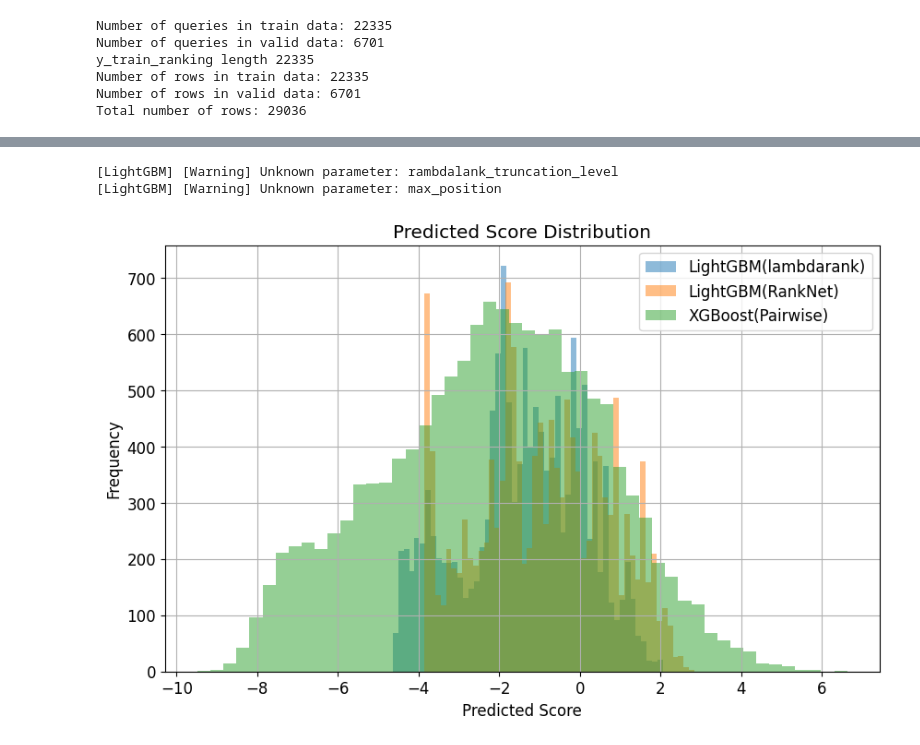
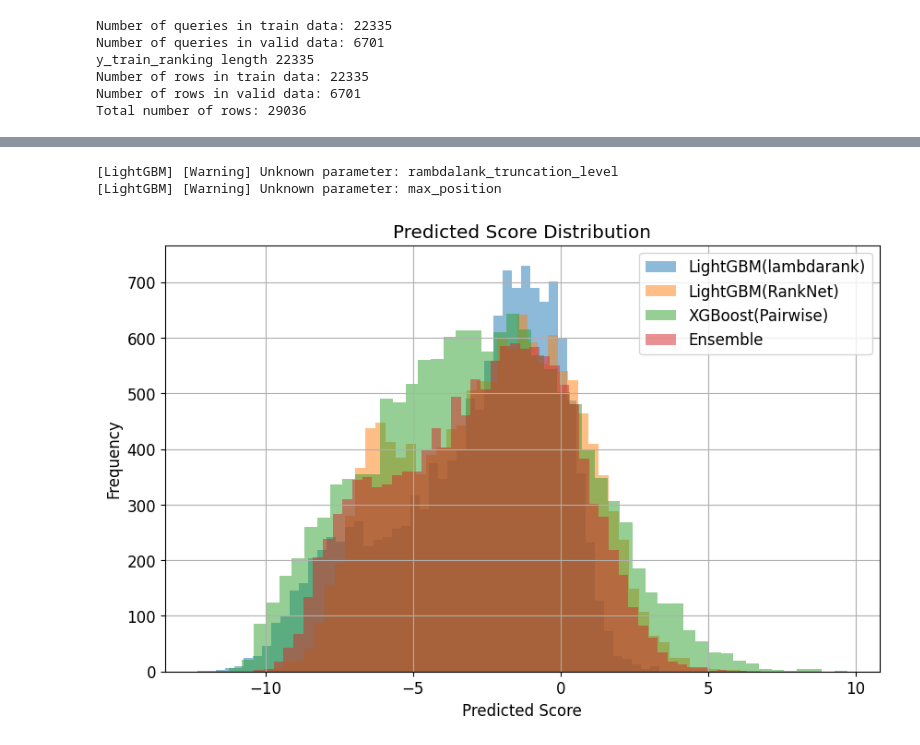
Before and after one commit to ihpolyphe/horse_inference, a Jupyter notebook: scripts/train_as_horse_with_update_info.ipynb, the cells around one changed output, grey strips where cells are left out. Saved outputs shown, nothing was run; the diff lists cells and outputs as text; code cells hidden in the pictures.

```diff
--- a/scripts/train_as_horse_with_update_info.ipynb
+++ b/scripts/train_as_horse_with_update_info.ipynb
@@ -1325,9 +1329,9 @@ model = lgb.LGBMRanker(
     metric='ndcg',
     n_estimators=500,              # 決定木の個数(default:100) 5000のほうが10000より高い
     learning_rate=0.1,            # 学習率(default:0.1)
-    num_leaves=5,                 # 決定木にある分岐の個数(default:31)
-    max_depth=3,                  # 決定木の深さの最大値(default:-1)
-    min_child_samples=5,         # 決定木のノードに含まれる最小サンプル数(default:20)
+    num_leaves=10,                 # 決定木にある分岐の個数(default:31)
+    max_depth=10,                  # 決定木の深さの最大値(default:-1)
+    min_child_samples=50,         # 決定木のノードに含まれる最小サンプル数(default:20)
     # feature_fraction=0.8,
     # bagging_fraction=0.8,
     # bagging_freq=10,
@@ -1466,15 +1470,15 @@ pairwise_model = XGBRanker(
     n_estimators=1000,              # 決定木の個数(default:100) 5000のほうが10000より高い
     learning_rate=0.1,            # 学習率(default:0.1)
     max_depth=10,                    # 決定木の深さの最大値(default:6)
-    subsample=0.8,                  # データのサンプリング比率(default:1)
-    colsample_bytree=0.8,           # 列のサンプリング比率(default:1)
-    min_child_weight=0.5,           # 葉の重みの最小値(default:1)
-    reg_lambda=1.0,                 # L2正則化の強さ(default:1)
-    gamma=0.1,                      # 葉の追加分岐を行うかの閾値(default:0)
-    n_jobs=-1,                      # 並列処理の数(default:1)
+    # subsample=0.8,                  # データのサンプリング比率(default:1)
+    # colsample_bytree=0.8,           # 列のサンプリング比率(default:1)
+    # min_child_weight=0.5,           # 葉の重みの最小値(default:1)
+    # reg_lambda=1.0,                 # L2正則化の強さ(default:1)
+    # gamma=0.1,                      # 葉の追加分岐を行うかの閾値(default:0)
+    # n_jobs=-1,                      # 並列処理の数(default:1)
     random_state=42,                # 乱数のシード値(default:0)
     max_position=3, # 3位までの順位を予測する
-    min_child_samples=5,         # 決定木のノードに含まれる最小サンプル数(default:20)
+    min_child_samples=30,         # 決定木のノードに含まれる最小サンプル数(default:20)
 )
 # モデルの学習
 pairwise_model.fit(
@@ -1484,7 +1488,7 @@ pairwise_model.fit(
     eval_set=[(X_sorted_valid_data, y_valid_ranking)],
     eval_group=[valid_query],
     verbose=100,
-    early_stopping_rounds=200,
+    early_stopping_rounds=100,
 )
 
 # 学習結果の可視化をndcgで行う
@@ -1516,57 +1525,59 @@ Best NDCG: 0.9108 in iteration: 487
 #　テストデータで推論
 # LighGBM(lambdarank)の推論
 prediction_test_ranking = model.predict(test_ranking, num_iteration=model.best_iteration_)
-# 同じレースidのうちスコアの大きい順に1位から予測順位を計算する
-
-
 # LightGBM(RankNet)の推論
 prediction_test_ranking_ranknet = ranknet_model.predict(test_ranking)
 # XGBoost(Pairwise)の推論
 prediction_test_ranking_pairwise = pairwise_model.predict(test_ranking)
+# 上記の平均をアンサンブルモデルとする
+prediction_test_ranking_ensemble = (prediction_test_ranking + prediction_test_ranking_ranknet + prediction_test_ranking_pairwise) / 3
 
 df_prediction_test_ranking = pd.DataFrame({
     "馬番号": test_ranking["umaban"],
     "予測スコア(lambdarank)": prediction_test_ranking,
     "予測スコア(RankNet)": prediction_test_ranking_ranknet,
     "予測スコア(Pairwise)": prediction_test_ranking_pairwise,
+    "ensemble_prediction": prediction_test_ranking_ensemble,
     "着順関連度": y_test_true_ranking,
     "着順": y_test_true_ranking_goal,
     "race_id": test_ranking_race_id
 })
 
 
 # 同じレースidのうちスコアの大きい順に1位から予測順位を計算する
 df_prediction_test_ranking["予測順位(lambdarank)"] = df_prediction_test_ranking.groupby("race_id")["予測スコア(lambdarank)"].rank(ascending=False, method='first')
 df_prediction_test_ranking["予測順位(RankNet)"] = df_prediction_test_ranking.groupby("race_id")["予測スコア(RankNet)"].rank(ascending=False, method='first')
 df_prediction_test_ranking["予測順位(Pairwise)"] = df_prediction_test_ranking.groupby("race_id")["予測スコア(Pairwise)"].rank(ascending=False, method='first')
-
+df_prediction_test_ranking["ensemble_prediction_rank"] = df_prediction_test_ranking.groupby("race_id")["ensemble_prediction"].rank(ascending=False, method='first')
 # それぞれの予測順位はfloat型なのでint型に変換
 df_prediction_test_ranking["予測順位(lambdarank)"] = df_prediction_test_ranking["予測順位(lambdarank)"].astype(int)
 df_prediction_test_ranking["予測順位(RankNet)"] = df_prediction_test_ranking["予測順位(RankNet)"].astype(int)
 df_prediction_test_ranking["予測順位(Pairwise)"] = df_prediction_test_ranking["予測順位(Pairwise)"].astype(int)
+df_prediction_test_ranking["ensemble_prediction_rank"] = df_prediction_test_ranking["ensemble_prediction_rank"].astype(int)
 
-# print(df_prediction_test_ranking)
-# pandasをcsvに保存
-# train_path_result = train_path + "inference_result/"
-# if not os.path.isdir(train_path_result):
-#     os.mkdir(train_path_result)
-# df_prediction_test_ranking.to_csv(train_path_result + "prediction_test_ranking.csv", index=False)
+# 3つのモデルがすべて1位と判断したときだけ1位とするアンサンブルモデル
+# df_prediction_test_ranking['ensemble_prediction'] = (
+#     (df_prediction_test_ranking['予測順位(lambdarank)'] == 1) &
+#     (df_prediction_test_ranking['予測順位(RankNet)'] == 1) &
+#     (df_prediction_test_ranking['予測順位(Pairwise)'] == 1)
+# ).astype(int)
 
 # 予測スコアの分布を可視化
 plt.figure(figsize=(10, 6))
 plt.hist(prediction_test_ranking, bins=50, alpha=0.5, label='LightGBM(lambdarank)')
 plt.hist(prediction_test_ranking_ranknet, bins=50, alpha=0.5, label='LightGBM(RankNet)')
 plt.hist(prediction_test_ranking_pairwise, bins=50, alpha=0.5, label='XGBoost(Pairwise)')
+plt.hist(prediction_test_ranking_ensemble, bins=50, alpha=0.5, label='Ensemble')
 plt.xlabel('Predicted Score')
 plt.ylabel('Frequency')
 plt.title('Predicted Score Distribution')
 plt.legend()
 plt.grid(True)
 plt.show()
 # %% [output]
 [LightGBM] [Warning] Unknown parameter: rambdalank_truncation_level
 [LightGBM] [Warning] Unknown parameter: max_position
-[figure, old version]
+[figure, new version]
 # %%
 # 予測結果の評価
 def rank_evaluation(modelname='予測順位(lambdarank)'):
```
Also changed, not shown: parts of 27 cells of this notebook, 1 other file.
